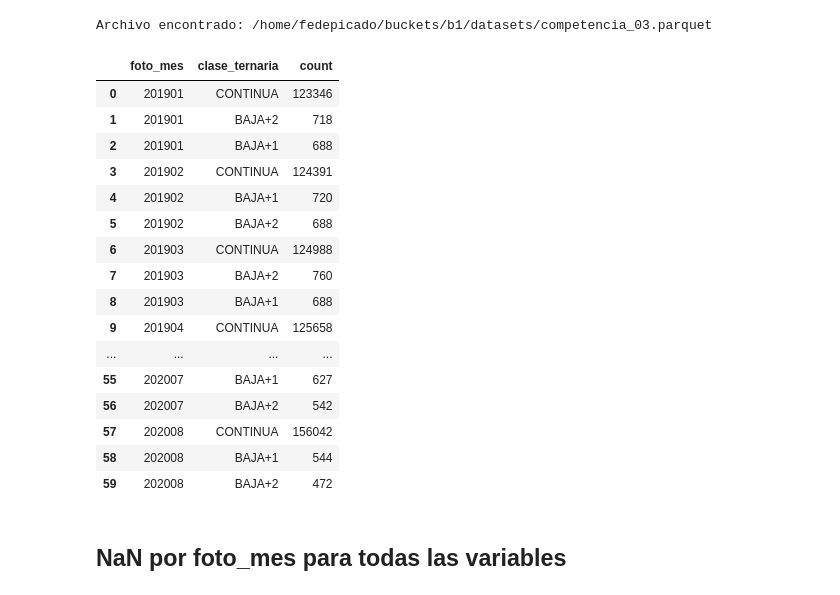
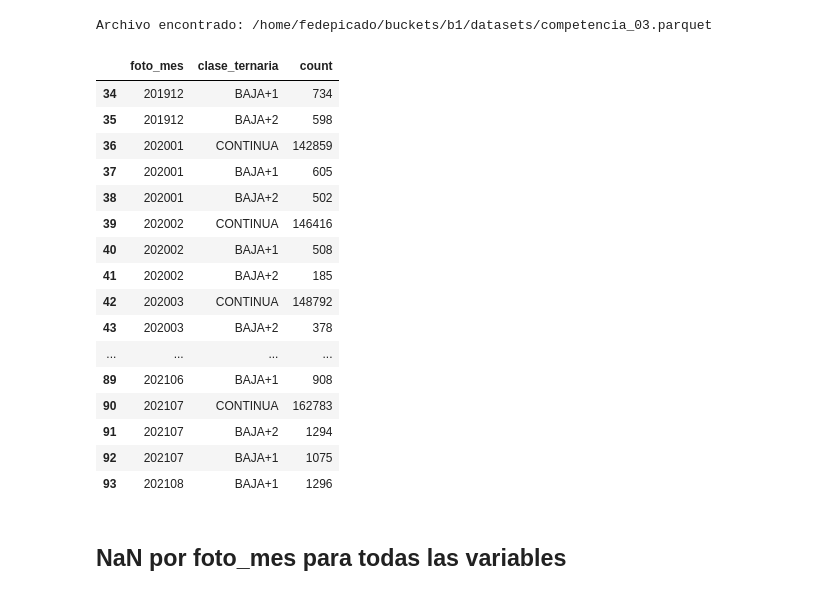
Before and after one commit to dmecoyfin/dmeyf2024, a Jupyter notebook: src/Competencia_3/DataQality.ipynb, the cells around one changed output. Cells and saved outputs as stored; diff of their text form; code cells hidden in the pictures.

```diff
--- a/src/Competencia_3/DataQality.ipynb
+++ b/src/Competencia_3/DataQality.ipynb
@@ -43,25 +43,25 @@ df=data.copy()
 # %%
 df=df.sort_values(by=['foto_mes', 'numero_de_cliente'])
 # %%
-df.groupby("foto_mes")['clase_ternaria'].value_counts().reset_index().head(60)
+df.groupby("foto_mes")['clase_ternaria'].value_counts().reset_index().tail(60)
 # %% [output]
 |  | foto_mes | clase_ternaria | count |
-| 0 | 201901 | CONTINUA | 123346 |
-| 1 | 201901 | BAJA+2 | 718 |
-| 2 | 201901 | BAJA+1 | 688 |
-| 3 | 201902 | CONTINUA | 124391 |
-| 4 | 201902 | BAJA+1 | 720 |
-| 5 | 201902 | BAJA+2 | 688 |
-| 6 | 201903 | CONTINUA | 124988 |
-| 7 | 201903 | BAJA+2 | 760 |
-| 8 | 201903 | BAJA+1 | 688 |
-| 9 | 201904 | CONTINUA | 125658 |
+| 34 | 201912 | BAJA+1 | 734 |
+| 35 | 201912 | BAJA+2 | 598 |
+| 36 | 202001 | CONTINUA | 142859 |
+| 37 | 202001 | BAJA+1 | 605 |
+| 38 | 202001 | BAJA+2 | 502 |
+| 39 | 202002 | CONTINUA | 146416 |
+| 40 | 202002 | BAJA+1 | 508 |
+| 41 | 202002 | BAJA+2 | 185 |
+| 42 | 202003 | CONTINUA | 148792 |
+| 43 | 202003 | BAJA+2 | 378 |
 | ... | ... | ... | ... |
-| 55 | 202007 | BAJA+1 | 627 |
-| 56 | 202007 | BAJA+2 | 542 |
-| 57 | 202008 | CONTINUA | 156042 |
-| 58 | 202008 | BAJA+1 | 544 |
-| 59 | 202008 | BAJA+2 | 472 |
+| 89 | 202106 | BAJA+1 | 908 |
+| 90 | 202107 | CONTINUA | 162783 |
+| 91 | 202107 | BAJA+2 | 1294 |
+| 92 | 202107 | BAJA+1 | 1075 |
+| 93 | 202108 | BAJA+1 | 1296 |
 # %% [markdown]
 ## NaN por foto_mes para todas las variables
 # %%
```
Also changed, not shown: parts of 7 cells of this notebook.
